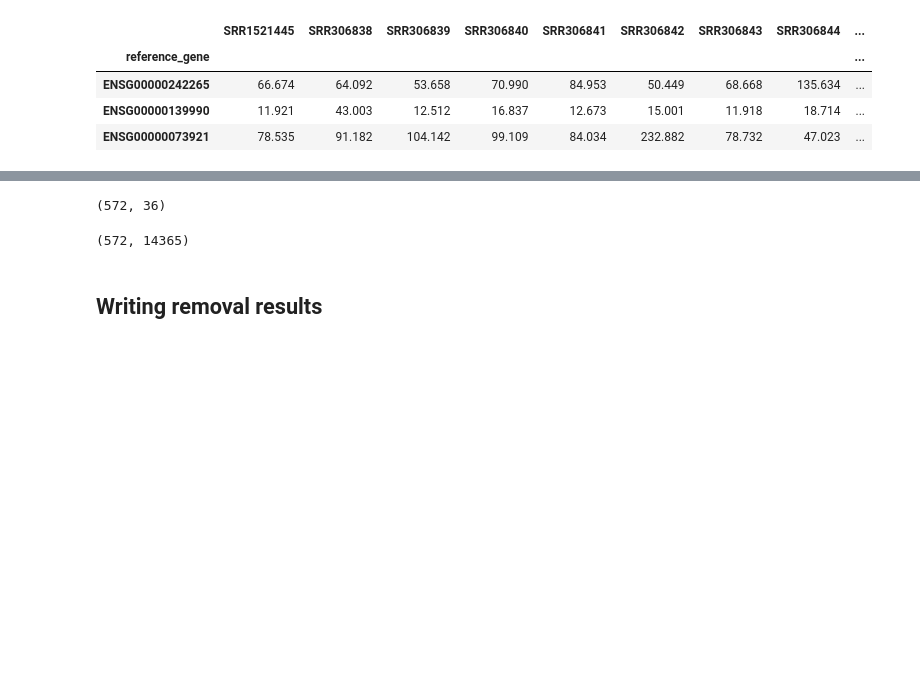
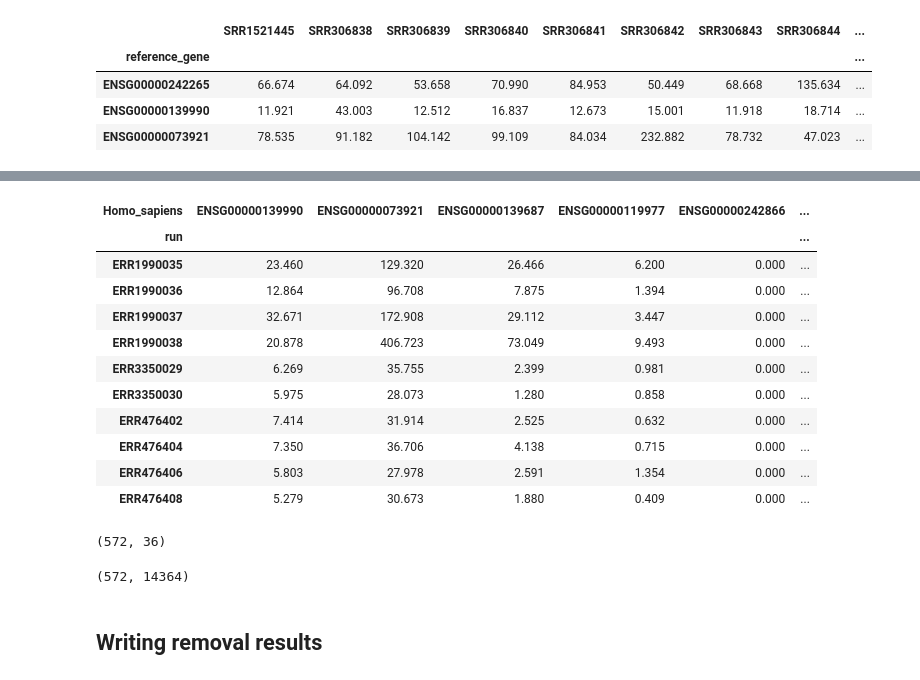
Before and after one commit to antonkulaga/yspecies, a Jupyter notebook: notebooks/1_select_genes_and_species.ipynb, the cells around one changed output, grey strips where cells are left out. Saved outputs shown, nothing was run; the diff lists cells and outputs as text; code cells hidden in the pictures; blank space fills up the shorter version.

```diff
--- a/notebooks/1_select_genes_and_species.ipynb
+++ b/notebooks/1_select_genes_and_species.ipynb
@@ -319,14 +325,29 @@ exp.shape
+# %%
+exp[exp.columns[0:10]].tail(10)
+# %% [output]
+| Homo_sapiens | ENSG00000139990 | ENSG00000073921 | ENSG00000139687 | ENSG00000119977 | ENSG00000242866 | ... |
+| run |  |  |  |  |  | ... |
+| ERR1990035 | 23.460 | 129.320 | 26.466 | 6.200 | 0.000 | ... |
+| ERR1990036 | 12.864 | 96.708 | 7.875 | 1.394 | 0.000 | ... |
+| ERR1990037 | 32.671 | 172.908 | 29.112 | 3.447 | 0.000 | ... |
+| ERR1990038 | 20.878 | 406.723 | 73.049 | 9.493 | 0.000 | ... |
+| ERR3350029 | 6.269 | 35.755 | 2.399 | 0.981 | 0.000 | ... |
+| ERR3350030 | 5.975 | 28.073 | 1.280 | 0.858 | 0.000 | ... |
+| ERR476402 | 7.414 | 31.914 | 2.525 | 0.632 | 0.000 | ... |
+| ERR476404 | 7.350 | 36.706 | 4.138 | 0.715 | 0.000 | ... |
+| ERR476406 | 5.803 | 27.978 | 2.591 | 1.354 | 0.000 | ... |
+| ERR476408 | 5.279 | 30.673 | 1.880 | 0.409 | 0.000 | ... |
 # %%
 selected_samples_ext_upd = selected_samples_ext[~selected_samples_ext.species.isin(drop_species)].set_index("run")
 selected_samples_ext_upd.shape
 # %% [output]
 (572, 36)
 # %%
-selected_expressions = exp.join(selected_samples_ext_upd.index.to_series(), how="inner")
-assert(selected_samples_ext.shape[0]==selected_samples_ext_upd.index.size, "for all selected samples we should have expression values!")
+selected_expressions = exp.loc[selected_samples_ext_upd.index]
+assert selected_samples_ext.shape[0]==selected_samples_ext_upd.index.size, "for all selected samples we should have expression values!"
 selected_expressions.shape
 # %% [output]
-(572, 14365)
+(572, 14364)
 # %% [markdown]
 ## Writing removal results ##
 # %% [markdown]
```
Also changed, not shown: parts of 7 cells of this notebook, 3 other files.
